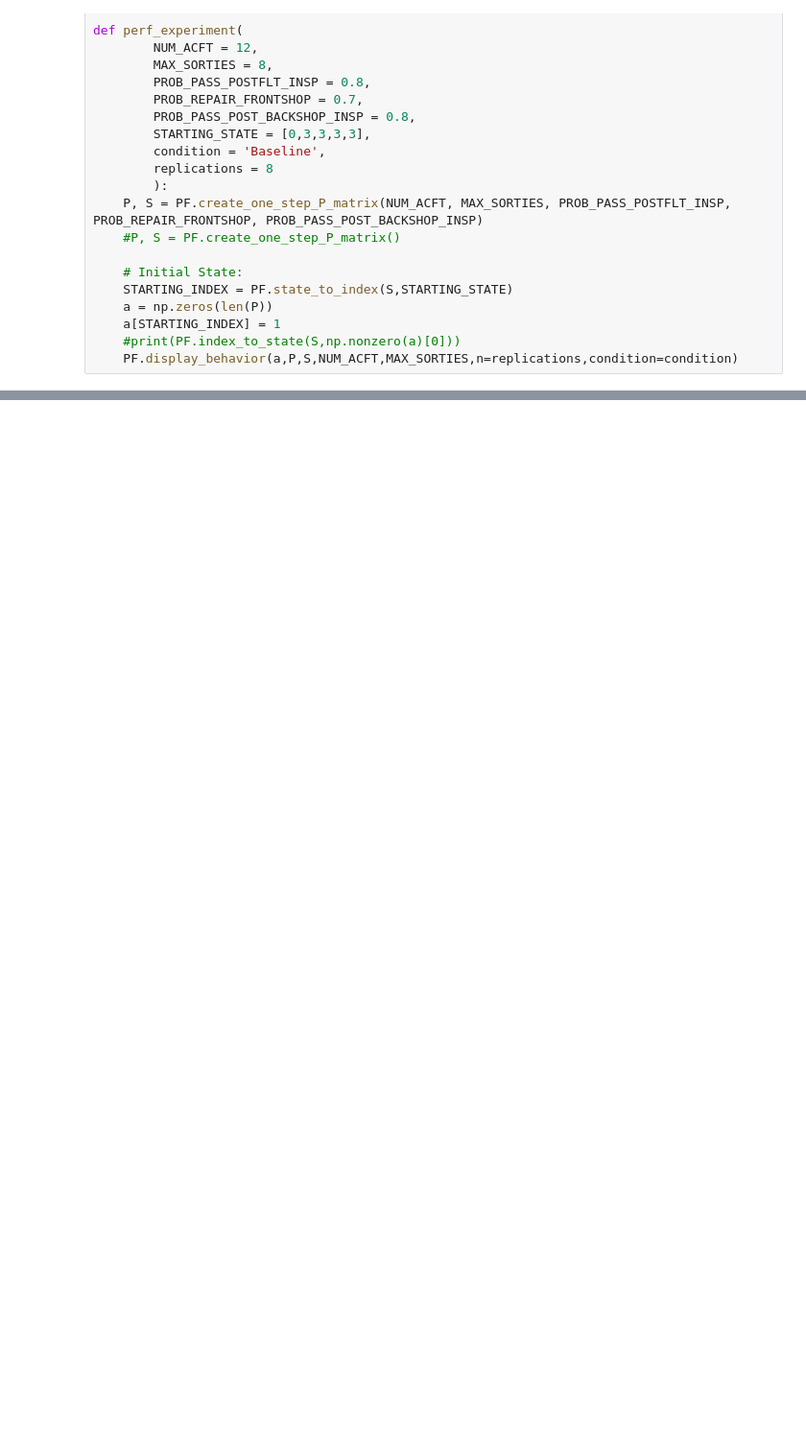
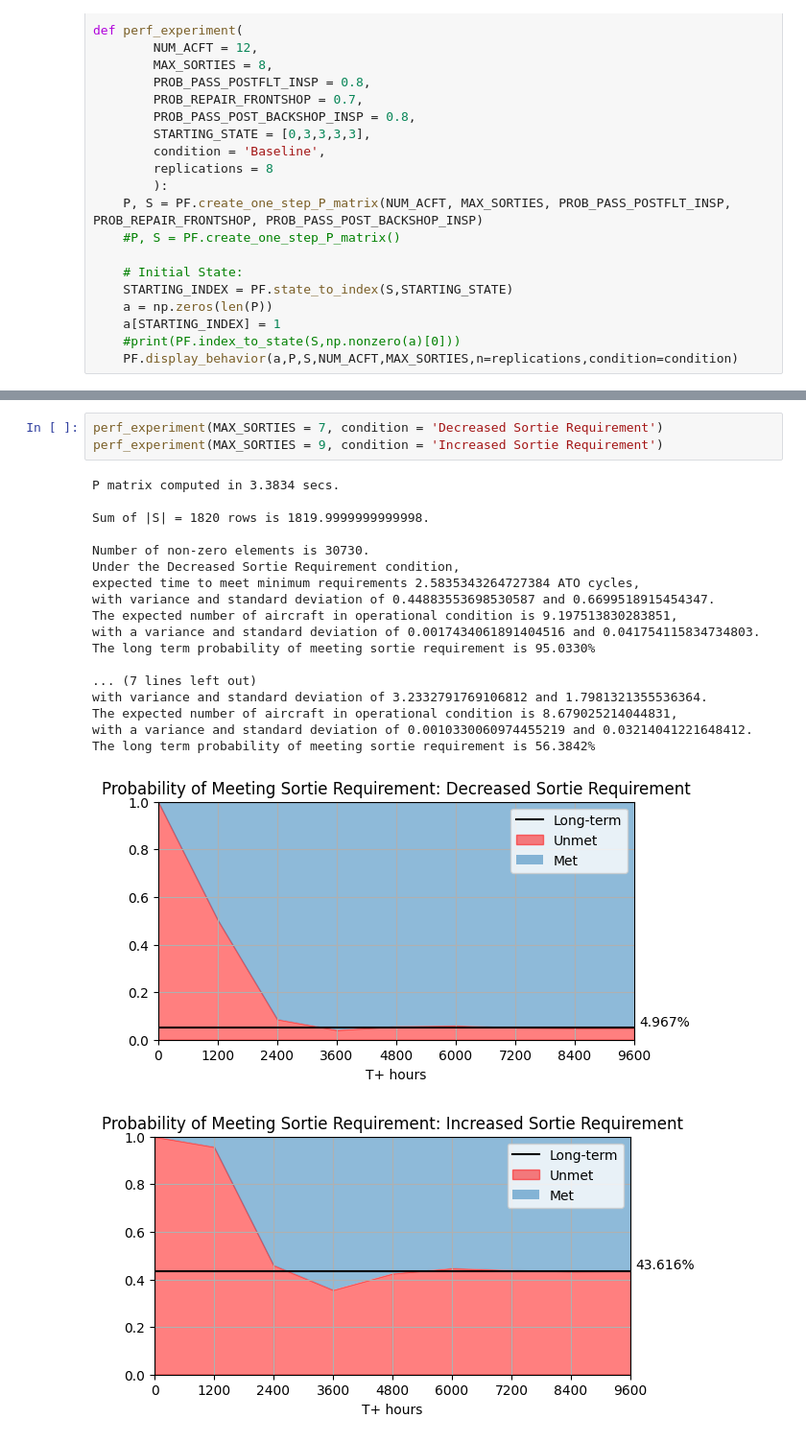
Before and after one commit to bhosley/Schoolwork, a Jupyter notebook: 2023Q1 - Stochastic Modeling and Analysis/Project/OPER640-Project.ipynb, the cells around one changed output, grey strips where cells are left out. Shown at 96% size. Cells and saved outputs as stored; diff of their text form; blank space fills up the shorter version.

```diff
--- a/2023Q1 - Stochastic Modeling and Analysis/Project/OPER640-Project.ipynb
+++ b/2023Q1 - Stochastic Modeling and Analysis/Project/OPER640-Project.ipynb
@@ -88,4 +105,27 @@ Number of non-zero elements is 30856.
 The long term probability of meeting sortie requirement is 79.4172%
 [figure]
 [figure]
+# %%
+perf_experiment(MAX_SORTIES = 7, condition = 'Decreased Sortie Requirement')
+perf_experiment(MAX_SORTIES = 9, condition = 'Increased Sortie Requirement')
+# %% [output]
+P matrix computed in 3.3834 secs.
+
+Sum of |S| = 1820 rows is 1819.9999999999998.
+
+Number of non-zero elements is 30730.
+Under the Decreased Sortie Requirement condition,
+expected time to meet minimum requirements 2.5835343264727384 ATO cycles,
+with variance and standard deviation of 0.44883553698530587 and 0.6699518915454347.
+The expected number of aircraft in operational condition is 9.197513830283851,
+with a variance and standard deviation of 0.0017434061891404516 and 0.041754115834734803.
+The long term probability of meeting sortie requirement is 95.0330%
+
+... (7 lines left out)
+with variance and standard deviation of 3.2332791769106812 and 1.7981321355536364.
+The expected number of aircraft in operational condition is 8.679025214044831,
+with a variance and standard deviation of 0.0010330060974455219 and 0.03214041221648412.
+The long term probability of meeting sortie requirement is 56.3842%
+[figure, added]
+[figure, added]
 # %%
```
Also changed, not shown: parts of 7 cells of this notebook.
